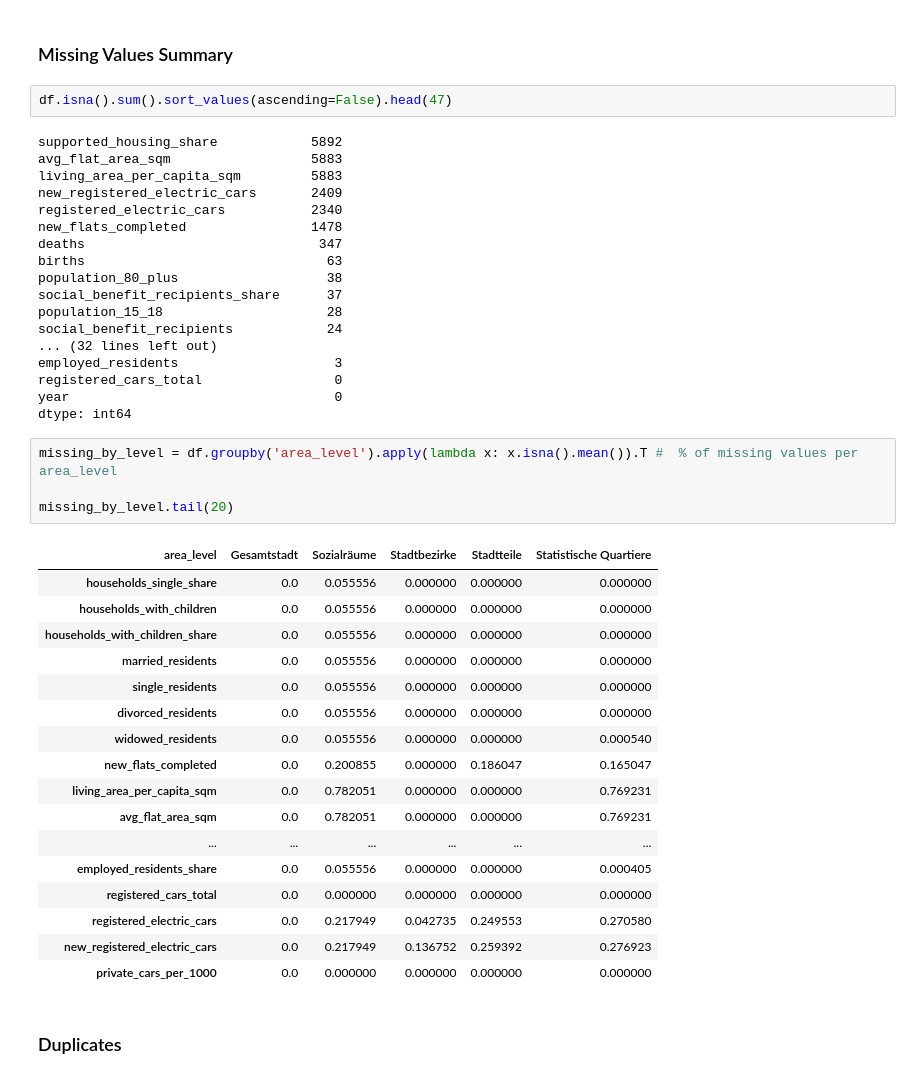
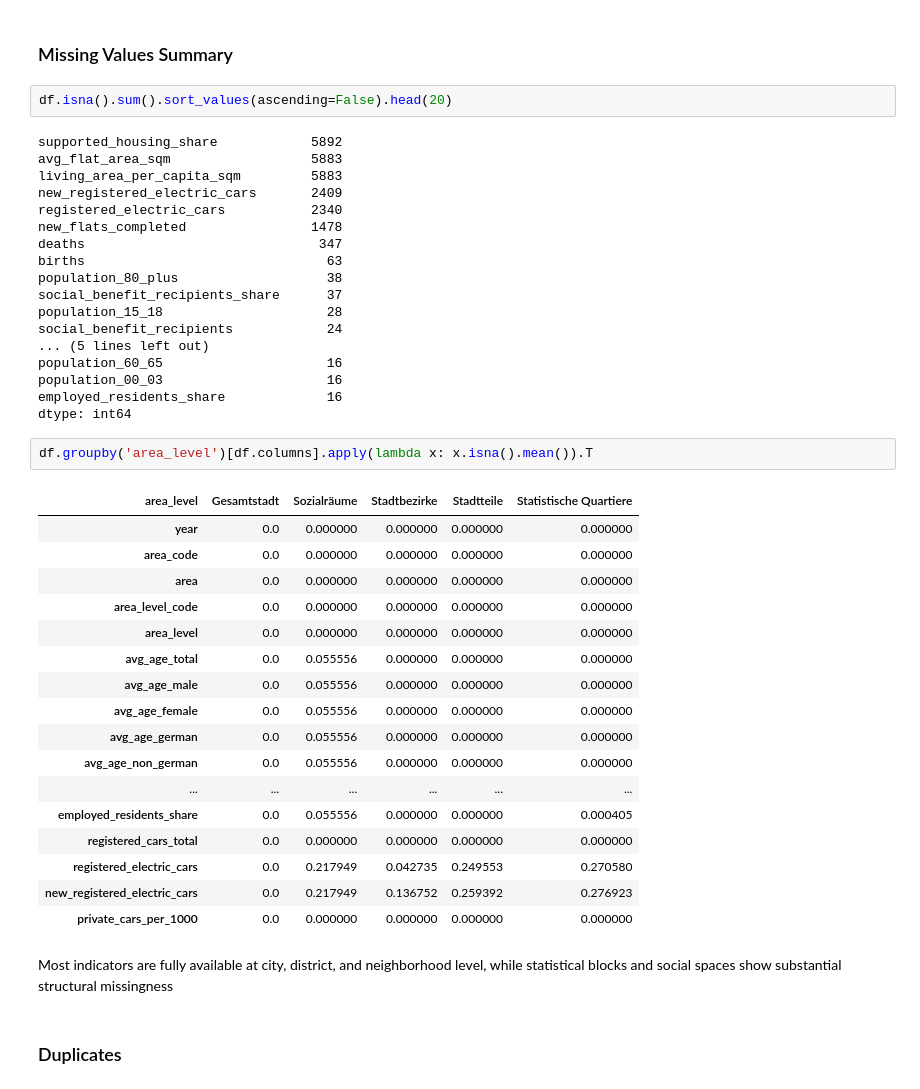
Before and after one commit to rosewiine/cologne-city-eda, a Jupyter notebook: notebooks/01_data_preparation.ipynb, the cells around one changed output. Cells and saved outputs as stored; diff of their text form.

Commit message:
EDA: setup, filtered views, missingness checks

```diff
--- a/notebooks/01_data_preparation.ipynb
+++ b/notebooks/01_data_preparation.ipynb
@@ -215,7 +203,7 @@ df.groupby(['year', 'area_level']).size().unstack()
 # %% [markdown]
 ### Missing Values Summary
 # %%
-df.isna().sum().sort_values(ascending=False).head(47)
+df.isna().sum().sort_values(ascending=False).head(20)
 # %% [output]
 supported_housing_share            5892
 avg_flat_area_sqm                  5883
@@ -229,33 +217,33 @@ population_80_plus                   38
 social_benefit_recipients_share      37
 population_15_18                     28
 social_benefit_recipients            24
-... (32 lines left out)
-employed_residents                    3
-registered_cars_total                 0
-year                                  0
+... (5 lines left out)
+population_60_65                     16
+population_00_03                     16
+employed_residents_share             16
 dtype: int64
-# %%
-missing_by_level = df.groupby('area_level').apply(lambda x: x.isna().mean()).T #  % of missing values per area_level
-
-missing_by_level.tail(20)
-# %% [output]
-| area_level | Gesamtstadt | Sozialräume | Stadtbezirke | Stadtteile | Statistische Quartiere |
-| households_single_share | 0.0 | 0.055556 | 0.000000 | 0.000000 | 0.000000 |
-| households_with_children | 0.0 | 0.055556 | 0.000000 | 0.000000 | 0.000000 |
-| households_with_children_share | 0.0 | 0.055556 | 0.000000 | 0.000000 | 0.000000 |
-| married_residents | 0.0 | 0.055556 | 0.000000 | 0.000000 | 0.000000 |
-| single_residents | 0.0 | 0.055556 | 0.000000 | 0.000000 | 0.000000 |
-| divorced_residents | 0.0 | 0.055556 | 0.000000 | 0.000000 | 0.000000 |
-| widowed_residents | 0.0 | 0.055556 | 0.000000 | 0.000000 | 0.000540 |
-| new_flats_completed | 0.0 | 0.200855 | 0.000000 | 0.186047 | 0.165047 |
-| living_area_per_capita_sqm | 0.0 | 0.782051 | 0.000000 | 0.000000 | 0.769231 |
-| avg_flat_area_sqm | 0.0 | 0.782051 | 0.000000 | 0.000000 | 0.769231 |
-| ... | ... | ... | ... | ... | ... |
-| employed_residents_share | 0.0 | 0.055556 | 0.000000 | 0.000000 | 0.000405 |
-| registered_cars_total | 0.0 | 0.000000 | 0.000000 | 0.000000 | 0.000000 |
-| registered_electric_cars | 0.0 | 0.217949 | 0.042735 | 0.249553 | 0.270580 |
-| new_registered_electric_cars | 0.0 | 0.217949 | 0.136752 | 0.259392 | 0.276923 |
-| private_cars_per_1000 | 0.0 | 0.000000 | 0.000000 | 0.000000 | 0.000000 |
+# %%
+df.groupby('area_level')[df.columns].apply(lambda x: x.isna().mean()).T
+# %% [output]
+| area_level | Gesamtstadt | Sozialräume | Stadtbezirke | Stadtteile | Statistische Quartiere |
+| year | 0.0 | 0.000000 | 0.000000 | 0.000000 | 0.000000 |
+| area_code | 0.0 | 0.000000 | 0.000000 | 0.000000 | 0.000000 |
+| area | 0.0 | 0.000000 | 0.000000 | 0.000000 | 0.000000 |
+| area_level_code | 0.0 | 0.000000 | 0.000000 | 0.000000 | 0.000000 |
+| area_level | 0.0 | 0.000000 | 0.000000 | 0.000000 | 0.000000 |
+| avg_age_total | 0.0 | 0.055556 | 0.000000 | 0.000000 | 0.000000 |
+| avg_age_male | 0.0 | 0.055556 | 0.000000 | 0.000000 | 0.000000 |
+| avg_age_female | 0.0 | 0.055556 | 0.000000 | 0.000000 | 0.000000 |
+| avg_age_german | 0.0 | 0.055556 | 0.000000 | 0.000000 | 0.000000 |
+| avg_age_non_german | 0.0 | 0.055556 | 0.000000 | 0.000000 | 0.000000 |
+| ... | ... | ... | ... | ... | ... |
+| employed_residents_share | 0.0 | 0.055556 | 0.000000 | 0.000000 | 0.000405 |
+| registered_cars_total | 0.0 | 0.000000 | 0.000000 | 0.000000 | 0.000000 |
+| registered_electric_cars | 0.0 | 0.217949 | 0.042735 | 0.249553 | 0.270580 |
+| new_registered_electric_cars | 0.0 | 0.217949 | 0.136752 | 0.259392 | 0.276923 |
+| private_cars_per_1000 | 0.0 | 0.000000 | 0.000000 | 0.000000 | 0.000000 |
+# %% [markdown]
+Most indicators are fully available at city, district, and neighborhood level, while statistical blocks and social spaces show substantial structural missingness
 # %% [markdown]
 ### Duplicates
 # %%
```
Also changed, not shown: parts of 7 cells of this notebook, 1 other file.
